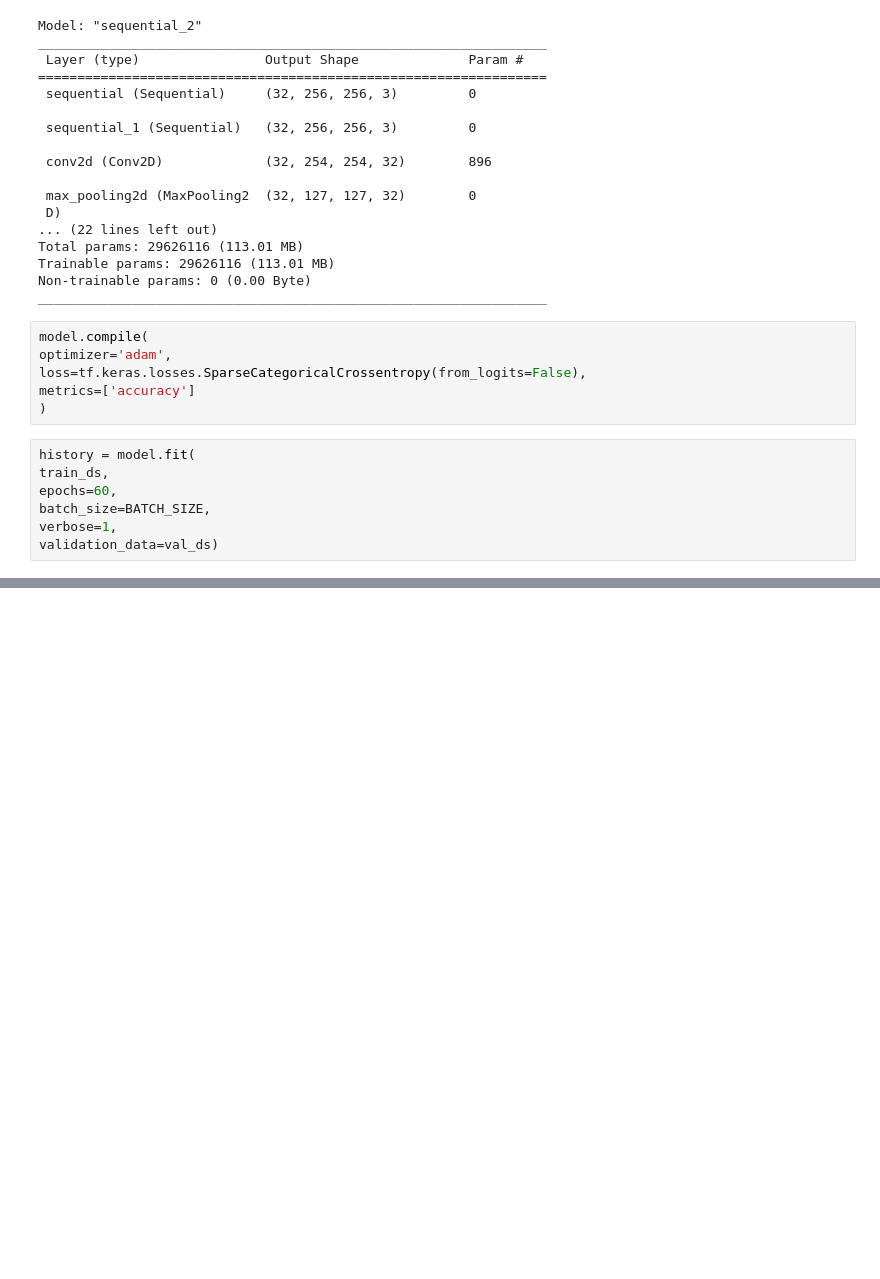
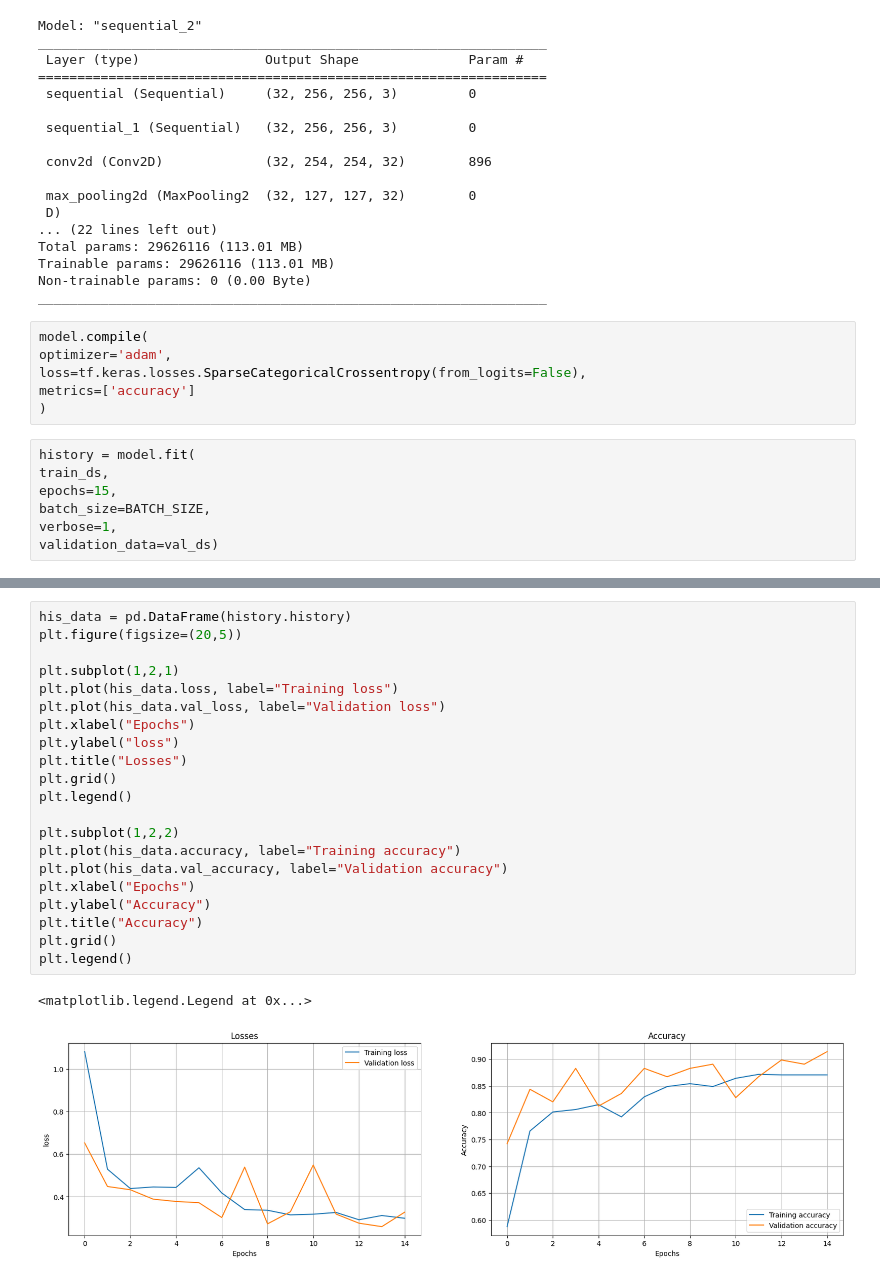
Before and after one commit to HONEYANASHATH/ml, a Jupyter notebook: importCNN.ipynb, the cells around one changed output, grey strips where cells are left out. Saved outputs shown, nothing was run; the diff lists cells and outputs as text; blank space fills up the shorter version.

```diff
--- a/importCNN.ipynb
+++ b/importCNN.ipynb
@@ -148,7 +149,7 @@ metrics=['accuracy']
 # %%
 history = model.fit(
 train_ds,
-epochs=60,
+epochs=15,
 batch_size=BATCH_SIZE,
 verbose=1,
 validation_data=val_ds)
@@ -160,0 +198,24 @@ Epoch 3/60
+# %%
+his_data = pd.DataFrame(history.history)
+plt.figure(figsize=(20,5))
+
+plt.subplot(1,2,1)
+plt.plot(his_data.loss, label="Training loss")
+plt.plot(his_data.val_loss, label="Validation loss")
+plt.xlabel("Epochs")
+plt.ylabel("loss")
+plt.title("Losses")
+plt.grid()
+plt.legend()
+
+plt.subplot(1,2,2)
+plt.plot(his_data.accuracy, label="Training accuracy")
+plt.plot(his_data.val_accuracy, label="Validation accuracy")
+plt.xlabel("Epochs")
+plt.ylabel("Accuracy")
+plt.title("Accuracy")
+plt.grid()
+plt.legend()
+# %% [output]
+<matplotlib.legend.Legend at 0x...>
+[figure, added]
```
Also changed, not shown: parts of 21 cells of this notebook.
